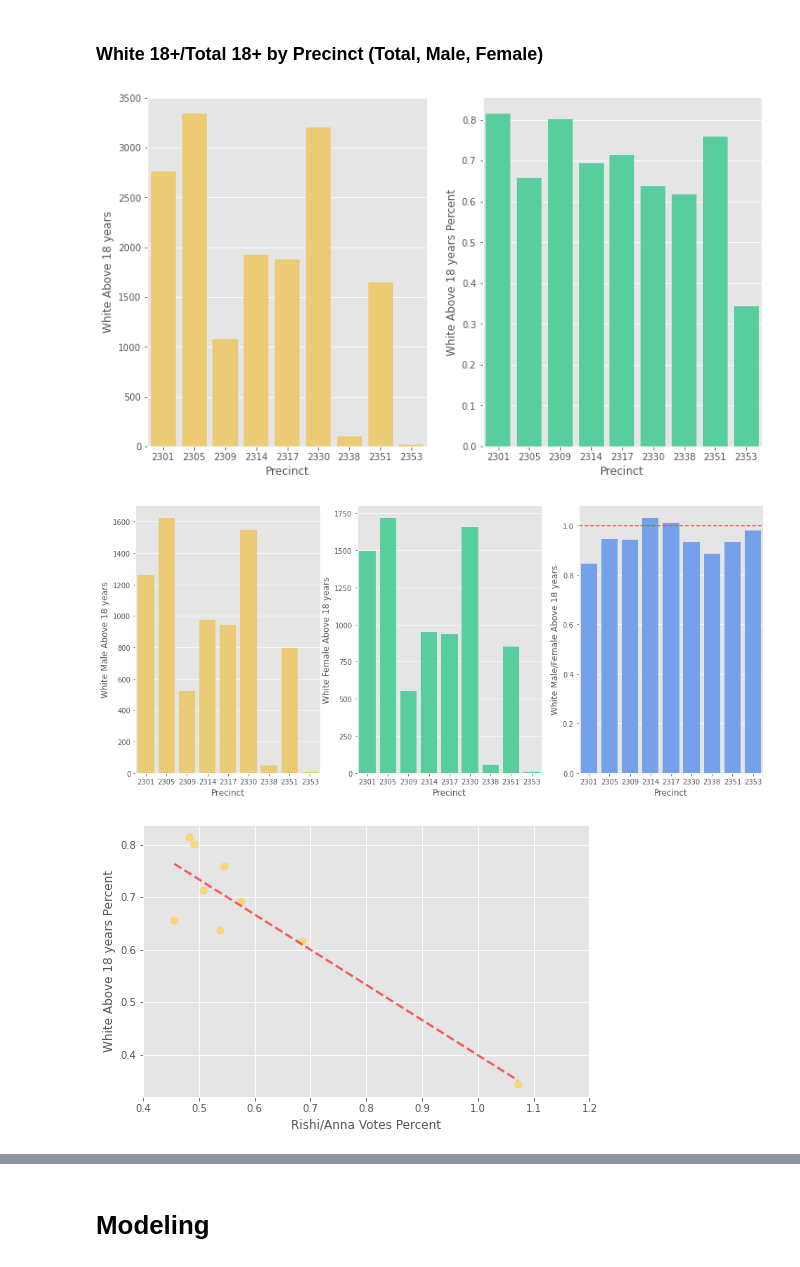
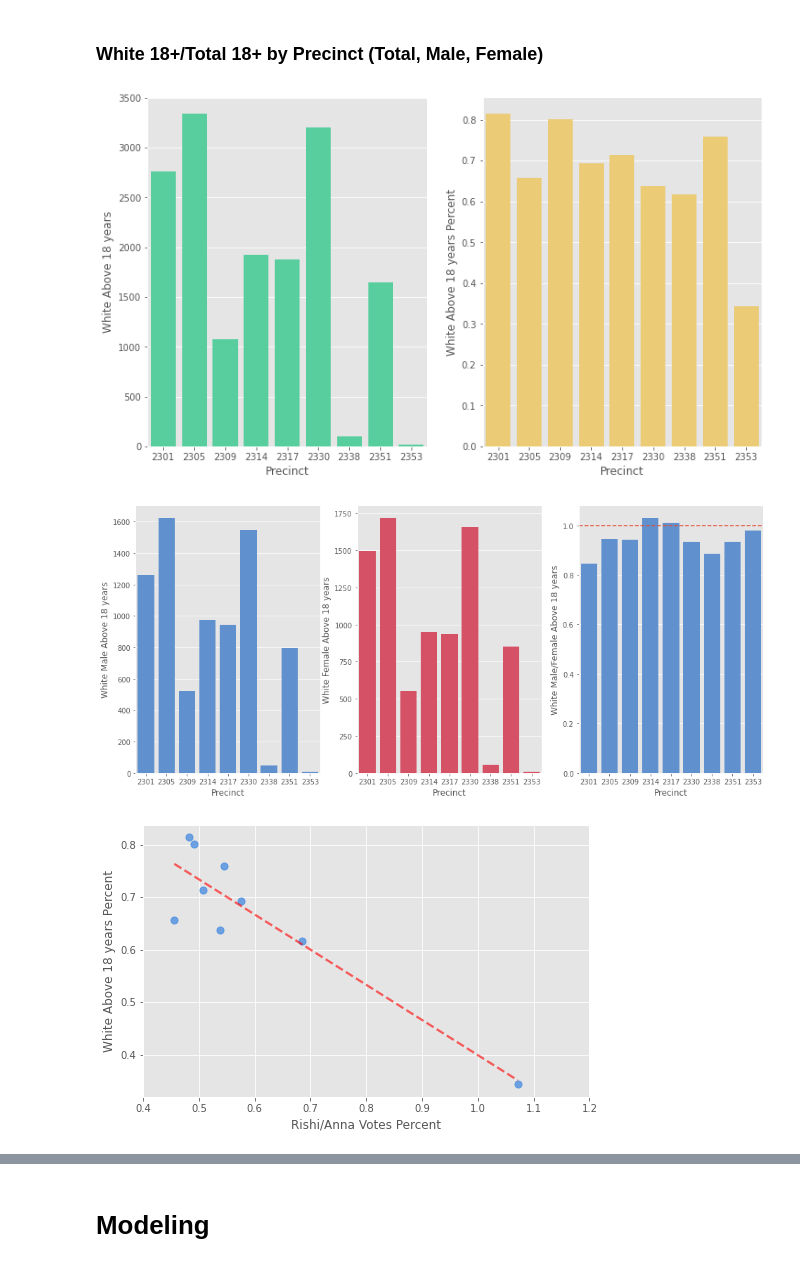
Before and after one commit to zrrddd/Los_Altos_Analysis, a Jupyter notebook: Main.ipynb, the cells around one changed output, grey strips where cells are left out. Cells and saved outputs as stored; diff of their text form; code cells hidden in the pictures.

```diff
--- a/Main.ipynb
+++ b/Main.ipynb
@@ -598,27 +616,27 @@ df['White Above 18 years'] = df['White Male Above 18 years'] + df['White Female
 df['White Above 18 years Percent'] = df['White Above 18 years']/df['Above 18 years']
 # %%
 fig, ax = plt.subplots(1,2, figsize=(12, 7))
-sns.barplot(x="Precinct", y="White Above 18 years", data=df, ax=ax[0], color="#FFD461")
-sns.barplot(x="Precinct", y="White Above 18 years Percent", ax=ax[1], data=df, color="#44E2A1");
+sns.barplot(x="Precinct", y="White Above 18 years", data=df, ax=ax[0], color="#44E2A1")
+sns.barplot(x="Precinct", y="White Above 18 years Percent", ax=ax[1], data=df, color="#FFD461");
 # %% [output]
-[figure, old version]
+[figure, new version]
 # %%
 df["White Male/Female Above 18 years"] = df['White Male Above 18 years']/df['White Female Above 18 years']
 fig, ax = plt.subplots(1,3, figsize=(16, 7))
-sns.barplot(x="Precinct", y="White Male Above 18 years", data=df, ax=ax[0], color="#FFD461")
-sns.barplot(x="Precinct", y="White Female Above 18 years", ax=ax[1], data=df, color="#44E2A1")
-sns.barplot(x="Precinct", y="White Male/Female Above 18 years", ax=ax[2], data=df, color="#619CFF")
+sns.barplot(x="Precinct", y="White Male Above 18 years", data=df, ax=ax[0], color="#4E8FE0")
+sns.barplot(x="Precinct", y="White Female Above 18 years", ax=ax[1], data=df, color="#EB3B57")
+sns.barplot(x="Precinct", y="White Male/Female Above 18 years", ax=ax[2], data=df, color="#4E8FE0")
 ax[2].axhline(1.0, ls="--");
 # %% [output]
-[figure, old version]
+[figure, new version]
 # %%
 fig, ax = plt.subplots(figsize=(8,5))
 sns.regplot(x="Rishi/Anna Votes Percent", y="White Above 18 years Percent",data=df, ax=ax, ci=False,
-            scatter_kws={"s":50, 'color':"#FFD461"},
+            scatter_kws={"s":50, 'color':"#4E8FE0"},
                 line_kws={"color":"red", "ls":"--", "alpha": 0.6})
 ax.set(xlim=(0.4, 1.2));
 # %% [output]
-[figure, old version]
+[figure, new version]
 # %%
 fig, ax = plt.subplots(figsize=(8,5))
 sns.regplot(x="Rishi/Anna Votes Percent", y="White Male/Female Above 18 years",data=df, ax=ax, ci=False,
```
Also changed, not shown: parts of 20 cells of this notebook.
